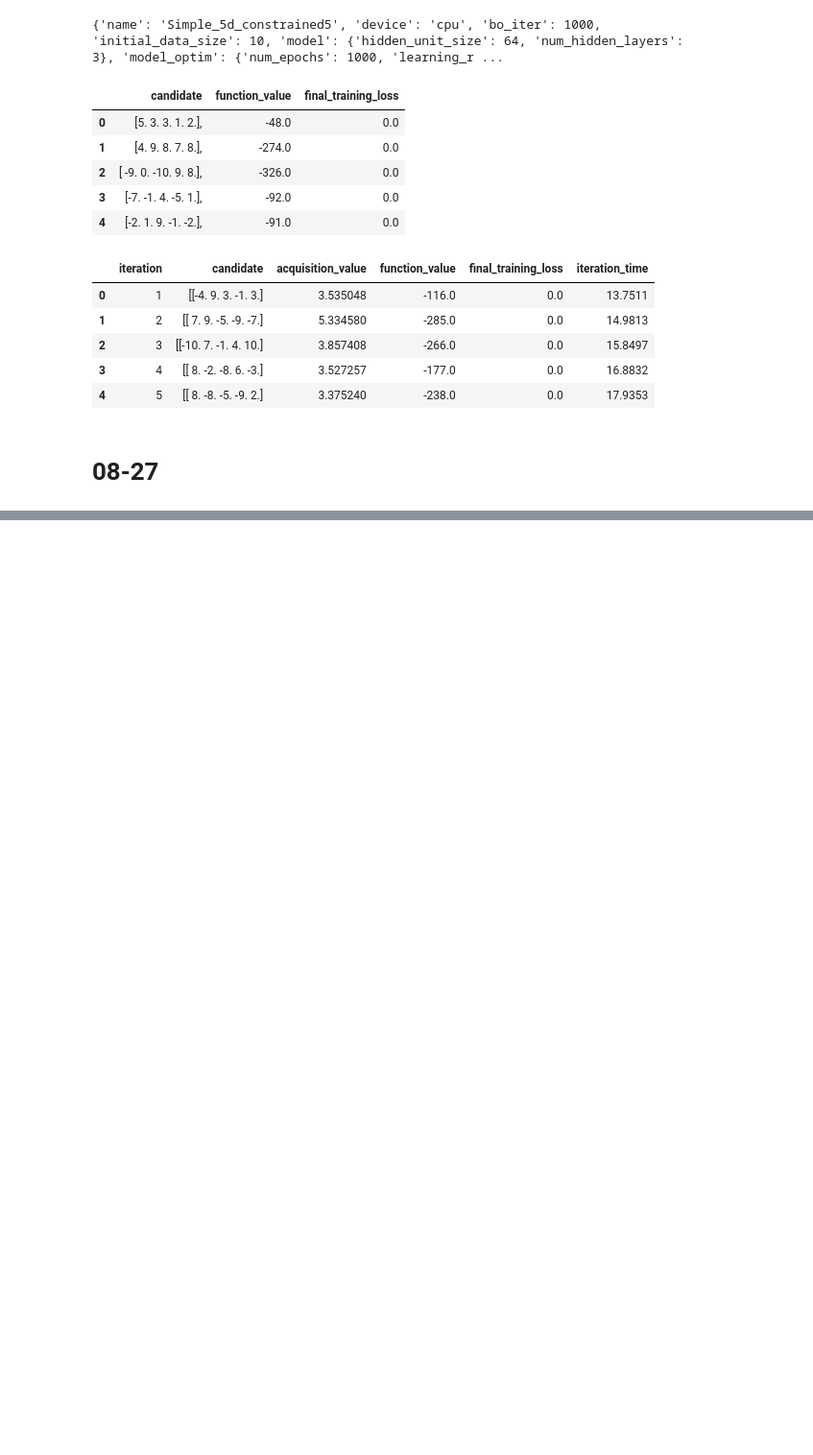
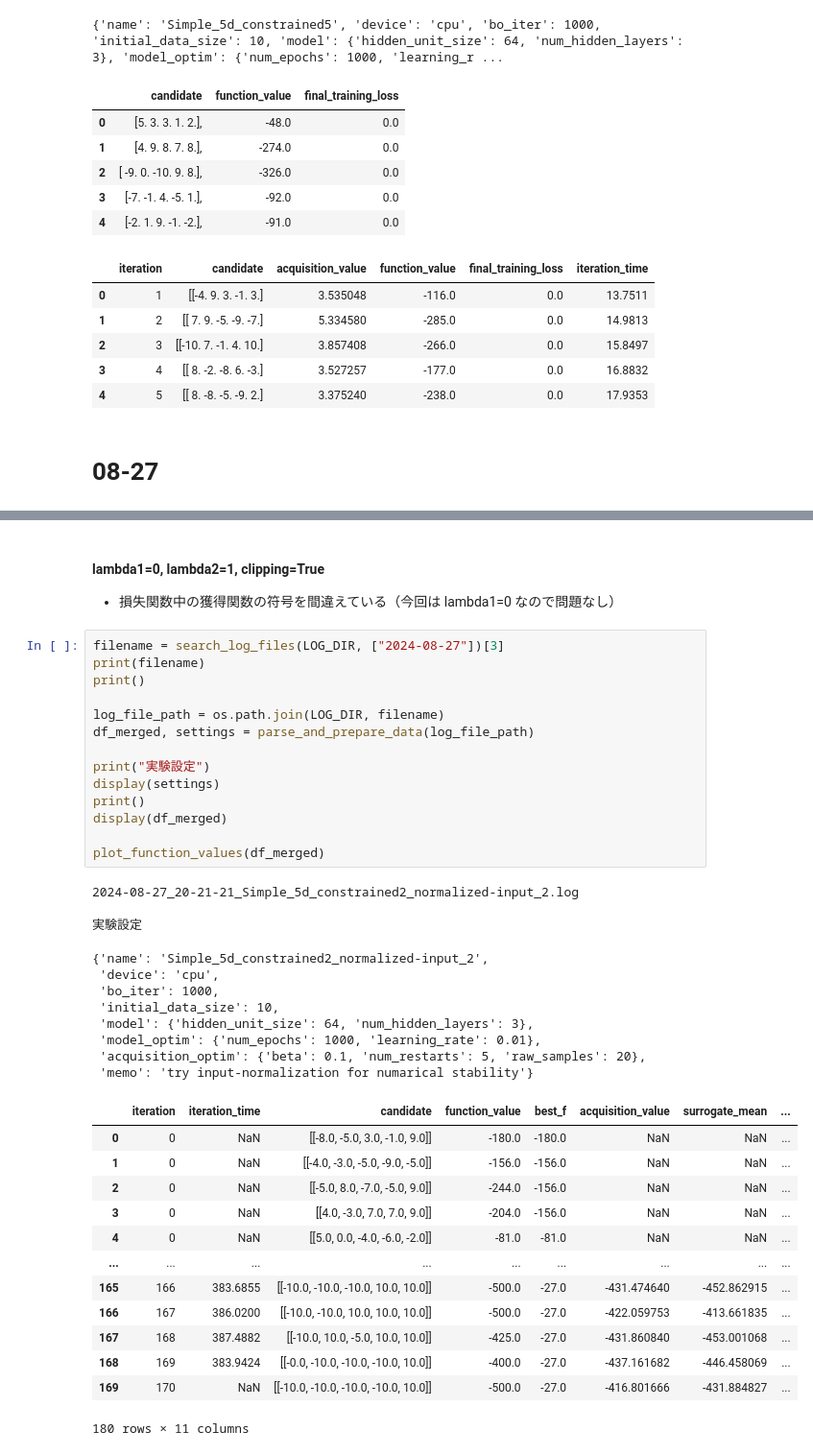
Before and after one commit to k-onoue/constrained_BO, a Jupyter notebook: notebooks/2024-08-27_vis.ipynb, the cells around one changed output, grey strips where cells are left out. Shown at 96% size. Cells and saved outputs as stored; diff of their text form; blank space fills up the shorter version.

```diff
--- a/notebooks/2024-08-27_vis.ipynb
+++ b/notebooks/2024-08-27_vis.ipynb
@@ -114,0 +406,43 @@ ValueError: All arrays must be of the same length
+# %% [markdown]
+#### lambda1=0, lambda2=1, clipping=True
+
+- 損失関数中の獲得関数の符号を間違えている（今回は lambda1=0 なので問題なし）
+# %%
+filename = search_log_files(LOG_DIR, ["2024-08-27"])[3]
+print(filename)
+print()
+
+log_file_path = os.path.join(LOG_DIR, filename)
+df_merged, settings = parse_and_prepare_data(log_file_path)
+
+print("実験設定")
+display(settings)
+print()
+display(df_merged)
+
+plot_function_values(df_merged)
+# %% [output]
+2024-08-27_20-21-21_Simple_5d_constrained2_normalized-input_2.log
+
+実験設定
+{'name': 'Simple_5d_constrained2_normalized-input_2',
+ 'device': 'cpu',
+ 'bo_iter': 1000,
+ 'initial_data_size': 10,
+ 'model': {'hidden_unit_size': 64, 'num_hidden_layers': 3},
+ 'model_optim': {'num_epochs': 1000, 'learning_rate': 0.01},
+ 'acquisition_optim': {'beta': 0.1, 'num_restarts': 5, 'raw_samples': 20},
+ 'memo': 'try input-normalization for numarical stability'}
+|  | iteration | iteration_time | candidate | function_value | best_f | acquisition_value | surrogate_mean | ... |
+| 0 | 0 | NaN | [[-8.0, -5.0, 3.0, -1.0, 9.0]] | -180.0 | -180.0 | NaN | NaN | ... |
+| 1 | 0 | NaN | [[-4.0, -3.0, -5.0, -9.0, -5.0]] | -156.0 | -156.0 | NaN | NaN | ... |
+| 2 | 0 | NaN | [[-5.0, 8.0, -7.0, -5.0, 9.0]] | -244.0 | -156.0 | NaN | NaN | ... |
+| 3 | 0 | NaN | [[4.0, -3.0, 7.0, 7.0, 9.0]] | -204.0 | -156.0 | NaN | NaN | ... |
+| 4 | 0 | NaN | [[5.0, 0.0, -4.0, -6.0, -2.0]] | -81.0 | -81.0 | NaN | NaN | ... |
+| ... | ... | ... | ... | ... | ... | ... | ... | ... |
+| 165 | 166 | 383.6855 | [[-10.0, -10.0, -10.0, 10.0, 10.0]] | -500.0 | -27.0 | -431.474640 | -452.862915 | ... |
+| 166 | 167 | 386.0200 | [[-10.0, -10.0, 10.0, 10.0, 10.0]] | -500.0 | -27.0 | -422.059753 | -413.661835 | ... |
+| 167 | 168 | 387.4882 | [[-10.0, 10.0, -5.0, 10.0, 10.0]] | -425.0 | -27.0 | -431.860840 | -453.001068 | ... |
+| 168 | 169 | 383.9424 | [[-0.0, -10.0, -10.0, -10.0, 10.0]] | -400.0 | -27.0 | -437.161682 | -446.458069 | ... |
+| 169 | 170 | NaN | [[-10.0, -10.0, -10.0, -10.0, 10.0]] | -500.0 | -27.0 | -416.801666 | -431.884827 | ... |
+180 rows × 11 columns
```
Also changed, not shown: parts of 16 cells of this notebook, 6 other files.
